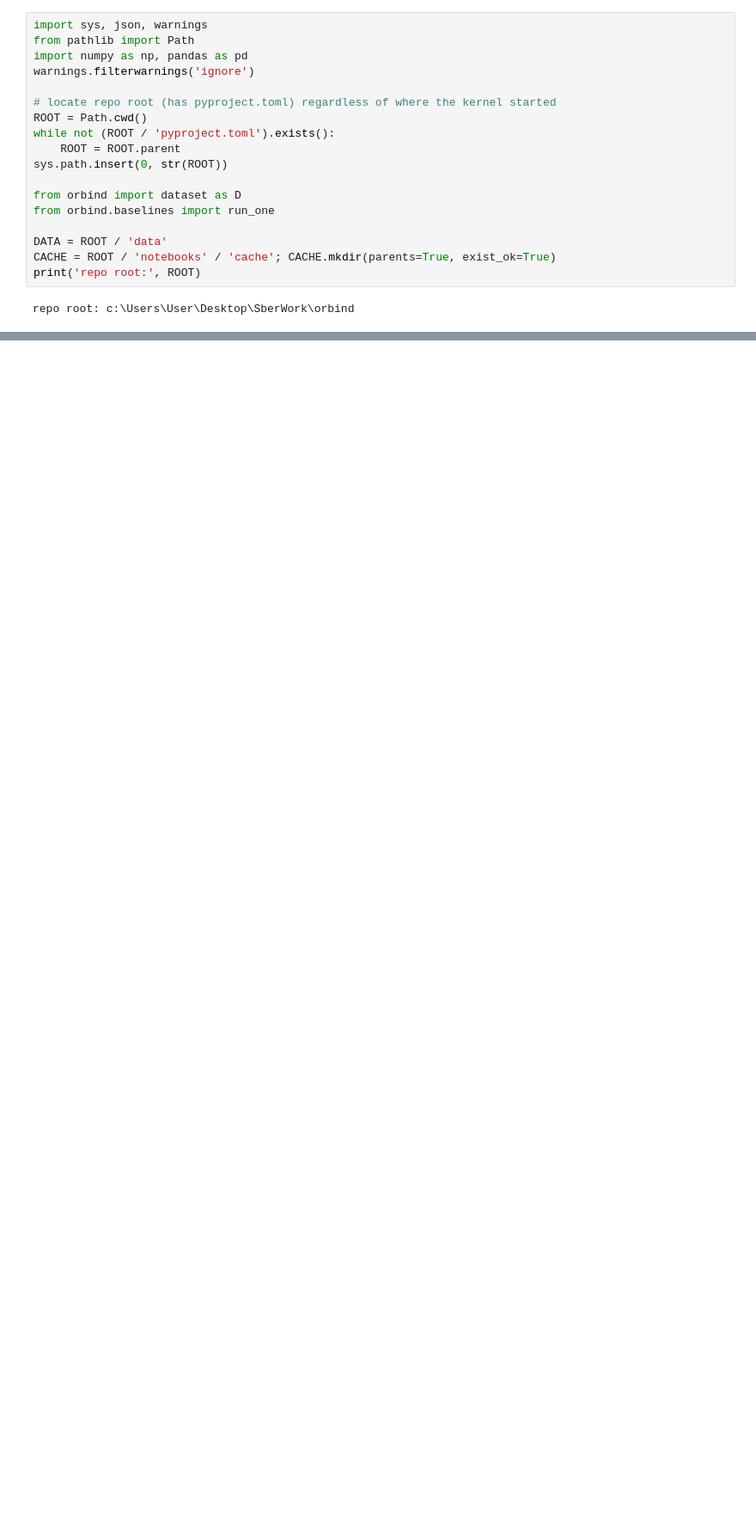
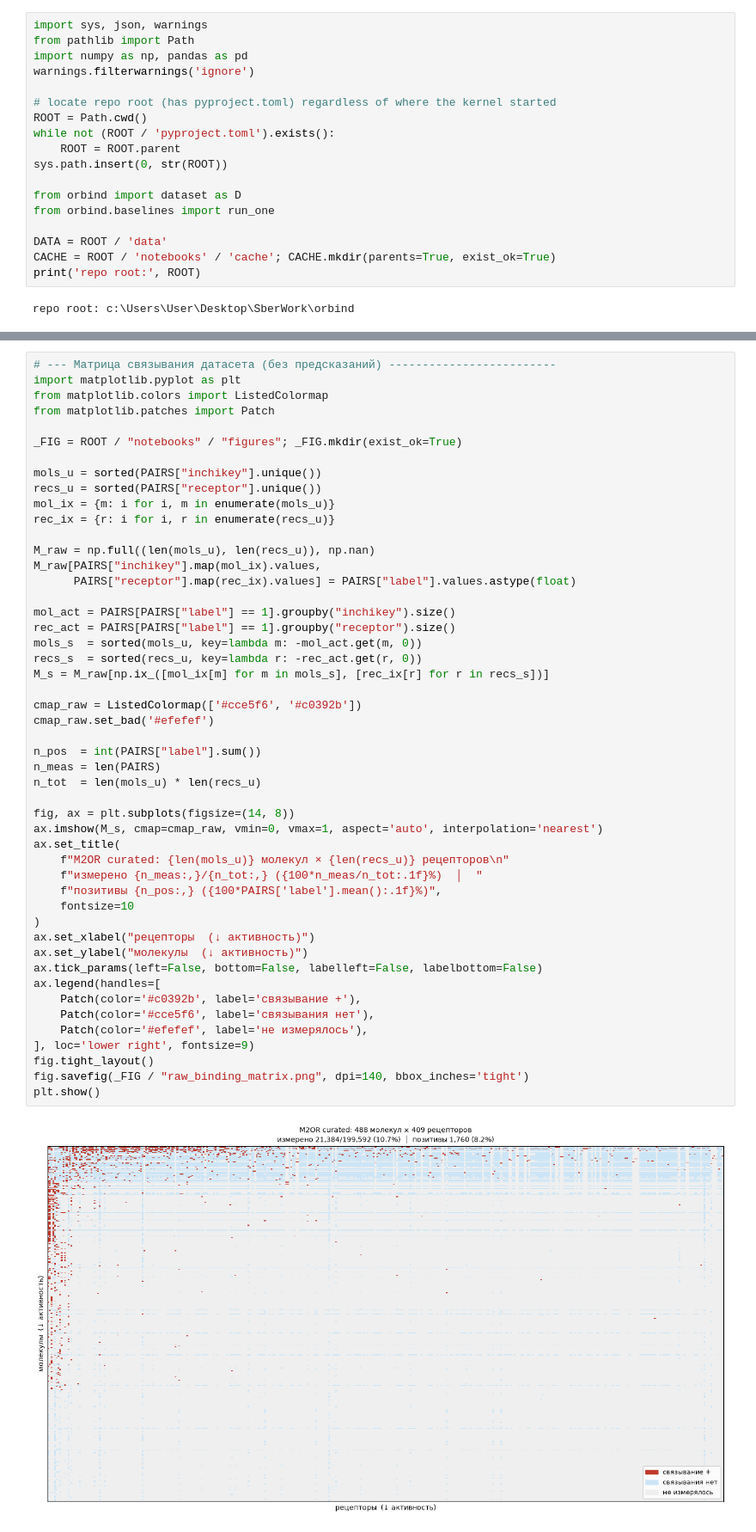
Before and after one commit to E-Kovtun/Olfaction-Binding, a Jupyter notebook: notebooks/baseline_screening.ipynb, the cells around one changed output, grey strips where cells are left out. Shown at 86% size. Saved outputs shown, nothing was run; the diff lists cells and outputs as text; blank space fills up the shorter version.

```diff
--- a/notebooks/baseline_screening.ipynb
+++ b/notebooks/baseline_screening.ipynb
@@ -185,0 +148,51 @@ for head in HEADS:
+# %%
+# --- Матрица связывания датасета (без предсказаний) -------------------------
+import matplotlib.pyplot as plt
+from matplotlib.colors import ListedColormap
+from matplotlib.patches import Patch
+
+_FIG = ROOT / "notebooks" / "figures"; _FIG.mkdir(exist_ok=True)
+
+mols_u = sorted(PAIRS["inchikey"].unique())
+recs_u = sorted(PAIRS["receptor"].unique())
+mol_ix = {m: i for i, m in enumerate(mols_u)}
+rec_ix = {r: i for i, r in enumerate(recs_u)}
+
+M_raw = np.full((len(mols_u), len(recs_u)), np.nan)
+M_raw[PAIRS["inchikey"].map(mol_ix).values,
+      PAIRS["receptor"].map(rec_ix).values] = PAIRS["label"].values.astype(float)
+
+mol_act = PAIRS[PAIRS["label"] == 1].groupby("inchikey").size()
+rec_act = PAIRS[PAIRS["label"] == 1].groupby("receptor").size()
+mols_s  = sorted(mols_u, key=lambda m: -mol_act.get(m, 0))
+recs_s  = sorted(recs_u, key=lambda r: -rec_act.get(r, 0))
+M_s = M_raw[np.ix_([mol_ix[m] for m in mols_s], [rec_ix[r] for r in recs_s])]
+
+cmap_raw = ListedColormap(['#cce5f6', '#c0392b'])
+cmap_raw.set_bad('#efefef')
+
+n_pos  = int(PAIRS["label"].sum())
+n_meas = len(PAIRS)
+n_tot  = len(mols_u) * len(recs_u)
+
+fig, ax = plt.subplots(figsize=(14, 8))
+ax.imshow(M_s, cmap=cmap_raw, vmin=0, vmax=1, aspect='auto', interpolation='nearest')
+ax.set_title(
+    f"M2OR curated: {len(mols_u)} молекул × {len(recs_u)} рецепторов\n"
+    f"измерено {n_meas:,}/{n_tot:,} ({100*n_meas/n_tot:.1f}%)  │  "
+    f"позитивы {n_pos:,} ({100*PAIRS['label'].mean():.1f}%)",
+    fontsize=10
+)
+ax.set_xlabel("рецепторы  (↓ активность)")
+ax.set_ylabel("молекулы  (↓ активность)")
+ax.tick_params(left=False, bottom=False, labelleft=False, labelbottom=False)
+ax.legend(handles=[
+    Patch(color='#c0392b', label='связывание +'),
+    Patch(color='#cce5f6', label='связывания нет'),
+    Patch(color='#efefef', label='не измерялось'),
+], loc='lower right', fontsize=9)
+fig.tight_layout()
+fig.savefig(_FIG / "raw_binding_matrix.png", dpi=140, bbox_inches='tight')
+plt.show()
+# %% [output]
+[figure, added]
```
Also changed, not shown: parts of 17 cells of this notebook, 14 other files.
